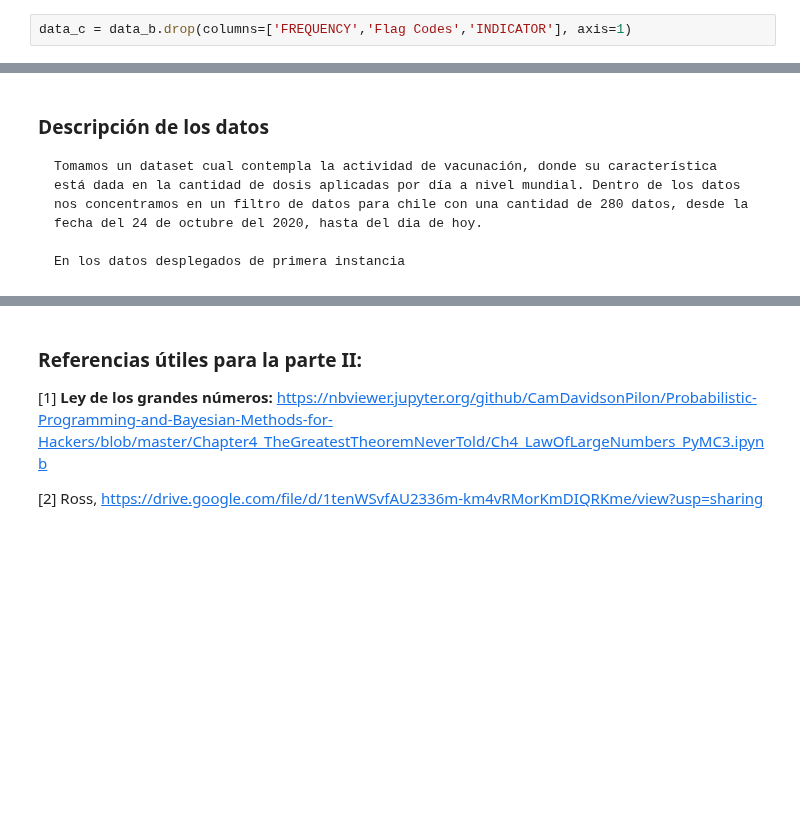
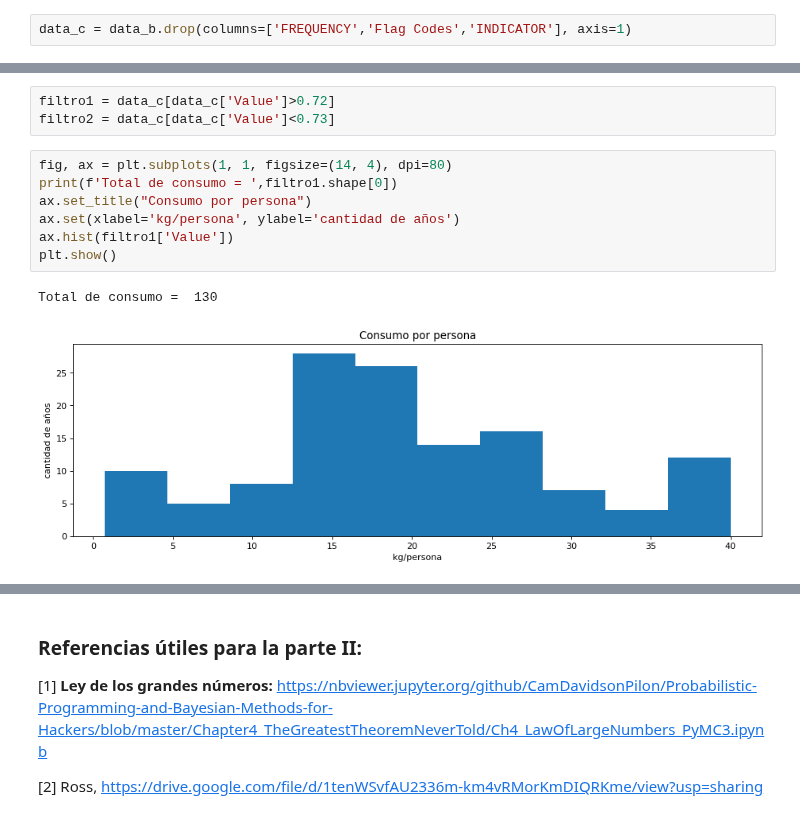
Before and after one commit to estebantejeda/INFO274, a Jupyter notebook: Proyecto/Proyecto_Unidad1.ipynb, the cells around one changed output, grey strips where cells are left out. Cells and saved outputs as stored; diff of their text form; blank space fills up the shorter version.

```diff
--- a/Proyecto/Proyecto_Unidad1.ipynb
+++ b/Proyecto/Proyecto_Unidad1.ipynb
@@ -412,9 +422,16 @@ ax.hist(data_b['Value'])
 plt.show()
 # %% [output]
 [figure]
-# %% [markdown]
-### Descripción de los datos
-
-    Tomamos un dataset cual contempla la actividad de vacunación, donde su característica está dada en la cantidad de dosis aplicadas por día a nivel mundial. Dentro de los datos nos concentramos en un filtro de datos para chile con una cantidad de 280 datos, desde la fecha del 24 de octubre del 2020, hasta del dia de hoy.
-
-    En los datos desplegados de primera instancia
+# %%
+filtro1 = data_c[data_c['Value']>0.72]
+filtro2 = data_c[data_c['Value']<0.73]
+# %%
+fig, ax = plt.subplots(1, 1, figsize=(14, 4), dpi=80)
+print(f'Total de consumo = ',filtro1.shape[0])
+ax.set_title("Consumo por persona")
+ax.set(xlabel='kg/persona', ylabel='cantidad de años')
+ax.hist(filtro1['Value'])
+plt.show()
+# %% [output]
+Total de consumo =  130
+[figure, added]
```
Also changed, not shown: parts of 6 cells of this notebook.
